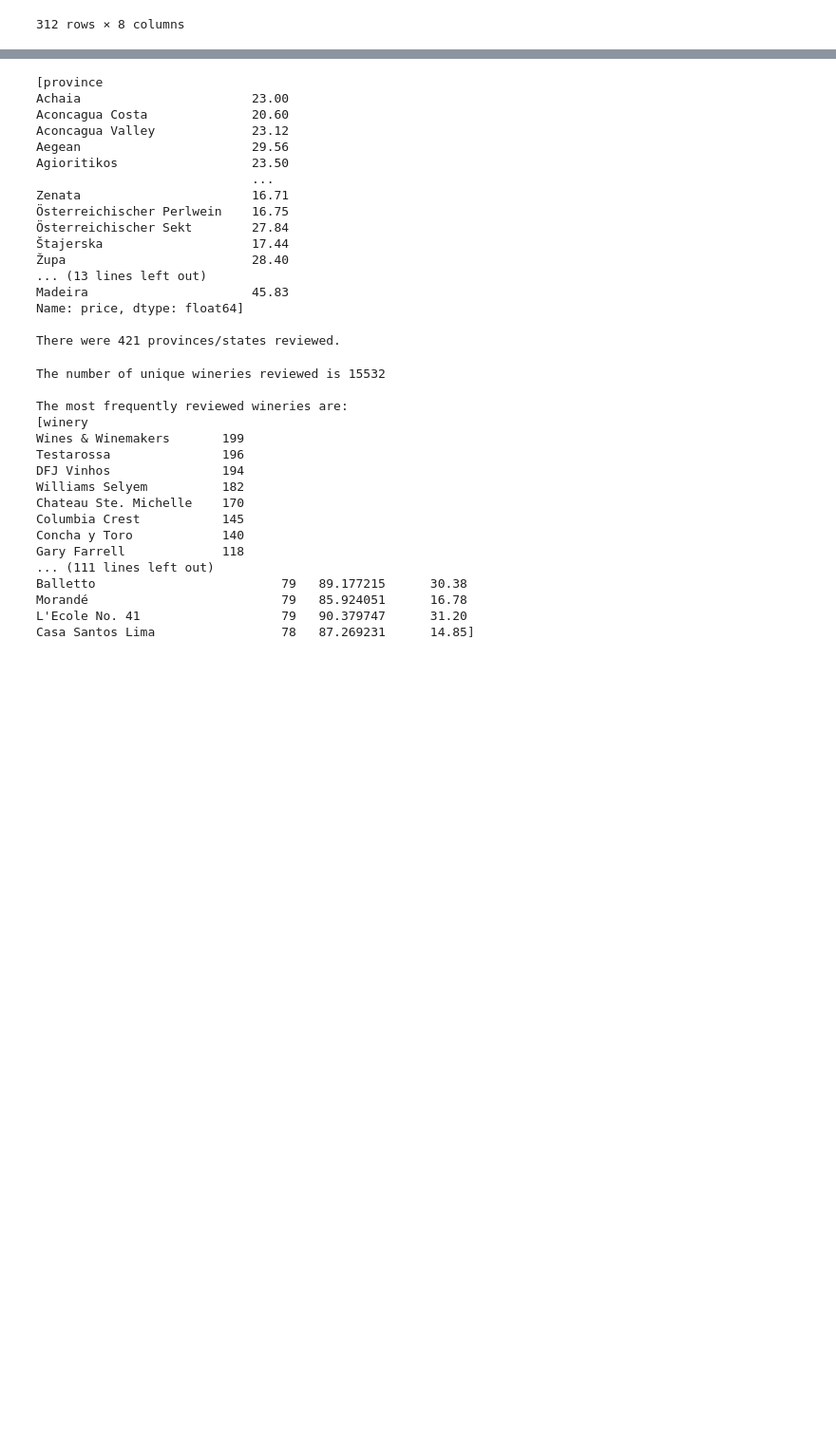
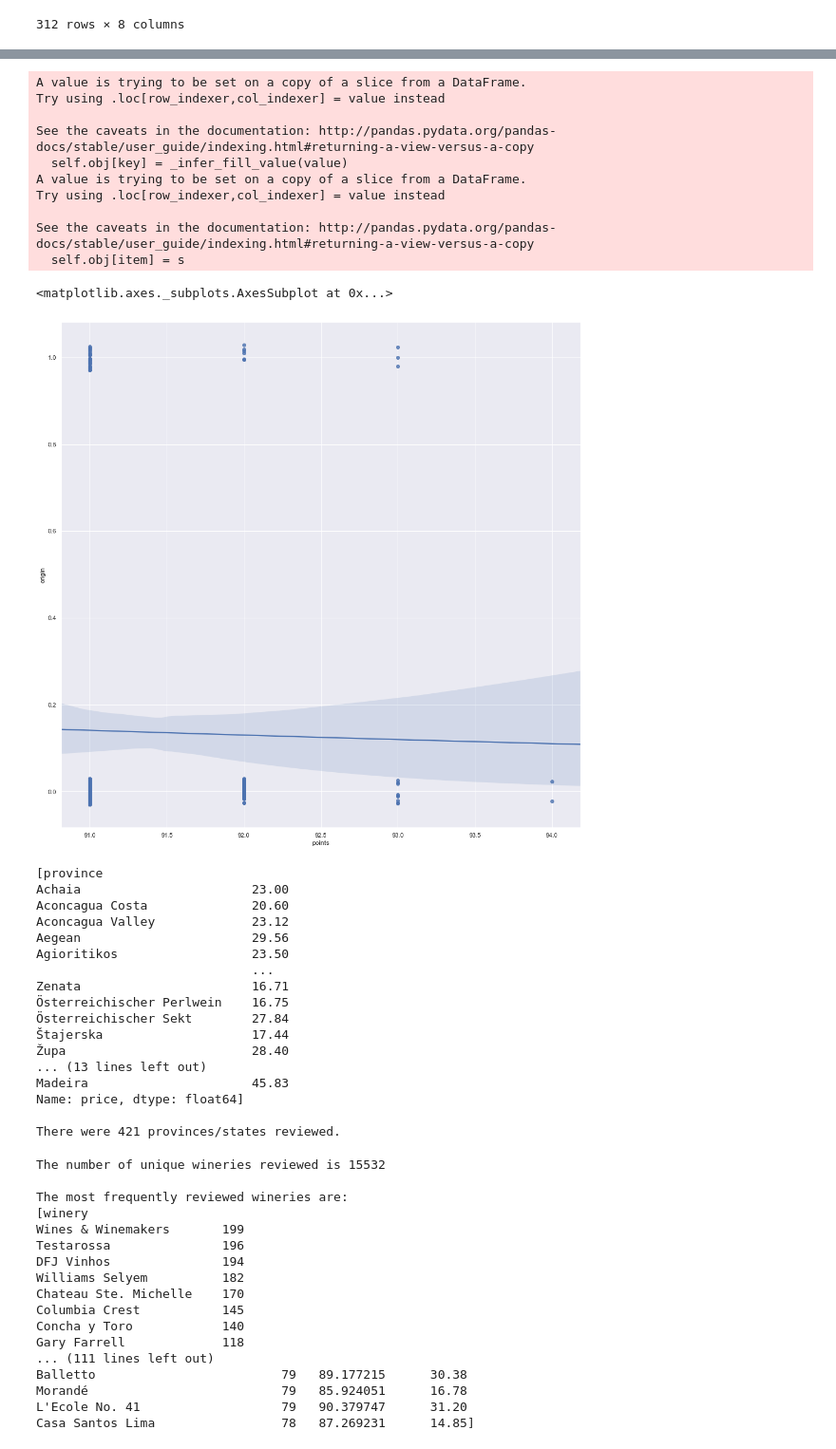
Before and after one commit to 4Reference/Project1, a Jupyter notebook: Presentation Notebook.ipynb, the cells around one changed output, grey strips where cells are left out. Shown at 95% size. Cells and saved outputs as stored; diff of their text form; code cells hidden in the pictures; blank space fills up the shorter version.

```diff
--- a/Presentation Notebook.ipynb
+++ b/Presentation Notebook.ipynb
@@ -592,3 +592,23 @@ Name: title, dtype: int64
+# %%
+
+log_plt_data = good_value_wines[['points','province']]
+log_plt_data.loc[log_plt_data['province'] == 'California', 'origin'] = 1
+log_plt_data.loc[log_plt_data['province'] != 'California', 'origin'] = 0
+sns.regplot(x="points", y="origin", data=log_plt_data,
+                 logistic=True, n_boot=50, y_jitter=.03)
+# %% [output]
+A value is trying to be set on a copy of a slice from a DataFrame.
+Try using .loc[row_indexer,col_indexer] = value instead
+
+See the caveats in the documentation: http://pandas.pydata.org/pandas-docs/stable/user_guide/indexing.html#returning-a-view-versus-a-copy
+  self.obj[key] = _infer_fill_value(value)
+A value is trying to be set on a copy of a slice from a DataFrame.
+Try using .loc[row_indexer,col_indexer] = value instead
+
+See the caveats in the documentation: http://pandas.pydata.org/pandas-docs/stable/user_guide/indexing.html#returning-a-view-versus-a-copy
+  self.obj[item] = s
+<matplotlib.axes._subplots.AxesSubplot at 0x...>
+[figure, added]
 # %%
 # top 10 province by avg price
 # See percentage of review by province/state for top 20
```
Also changed, not shown: parts of 3 cells of this notebook, 4 other files.
